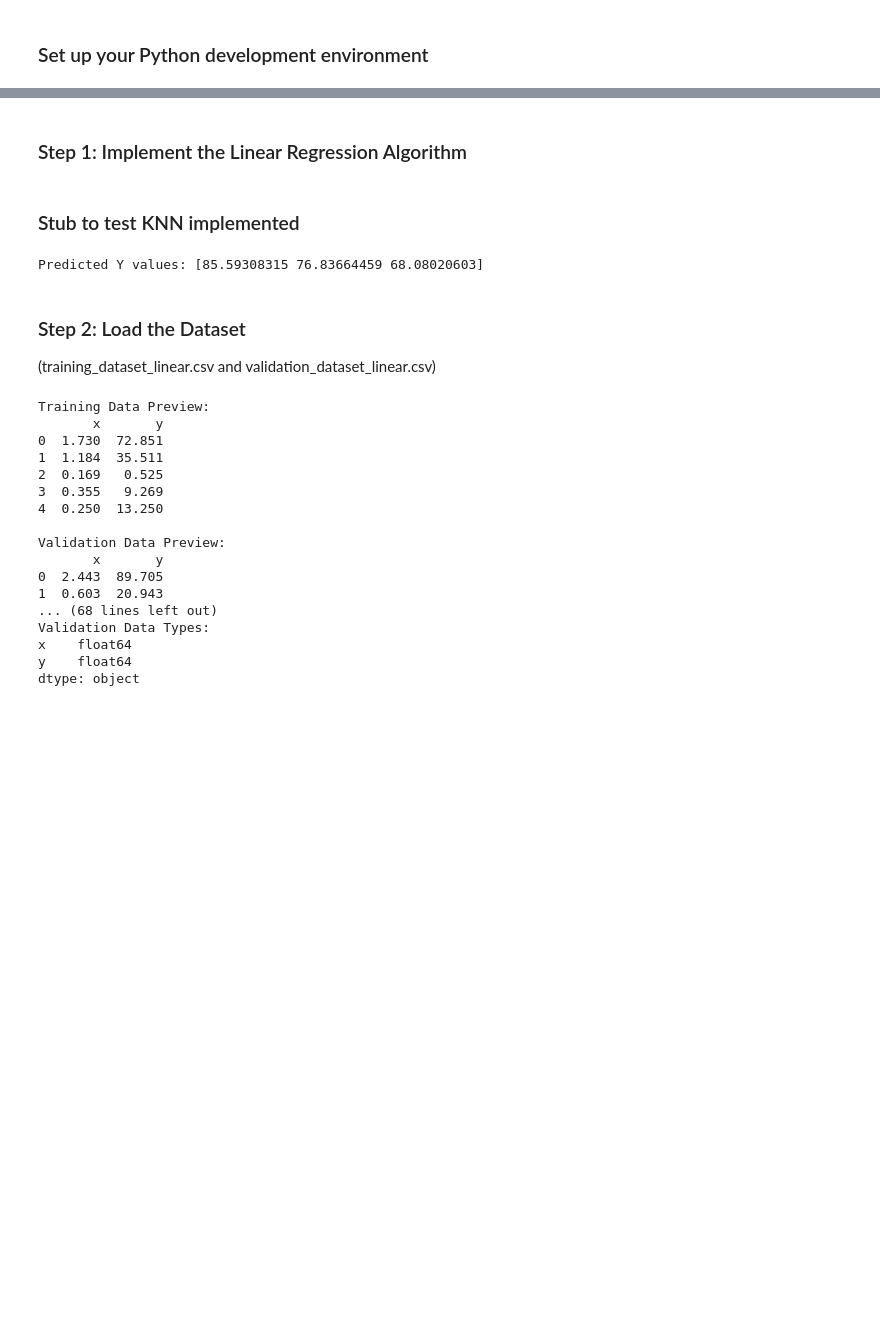
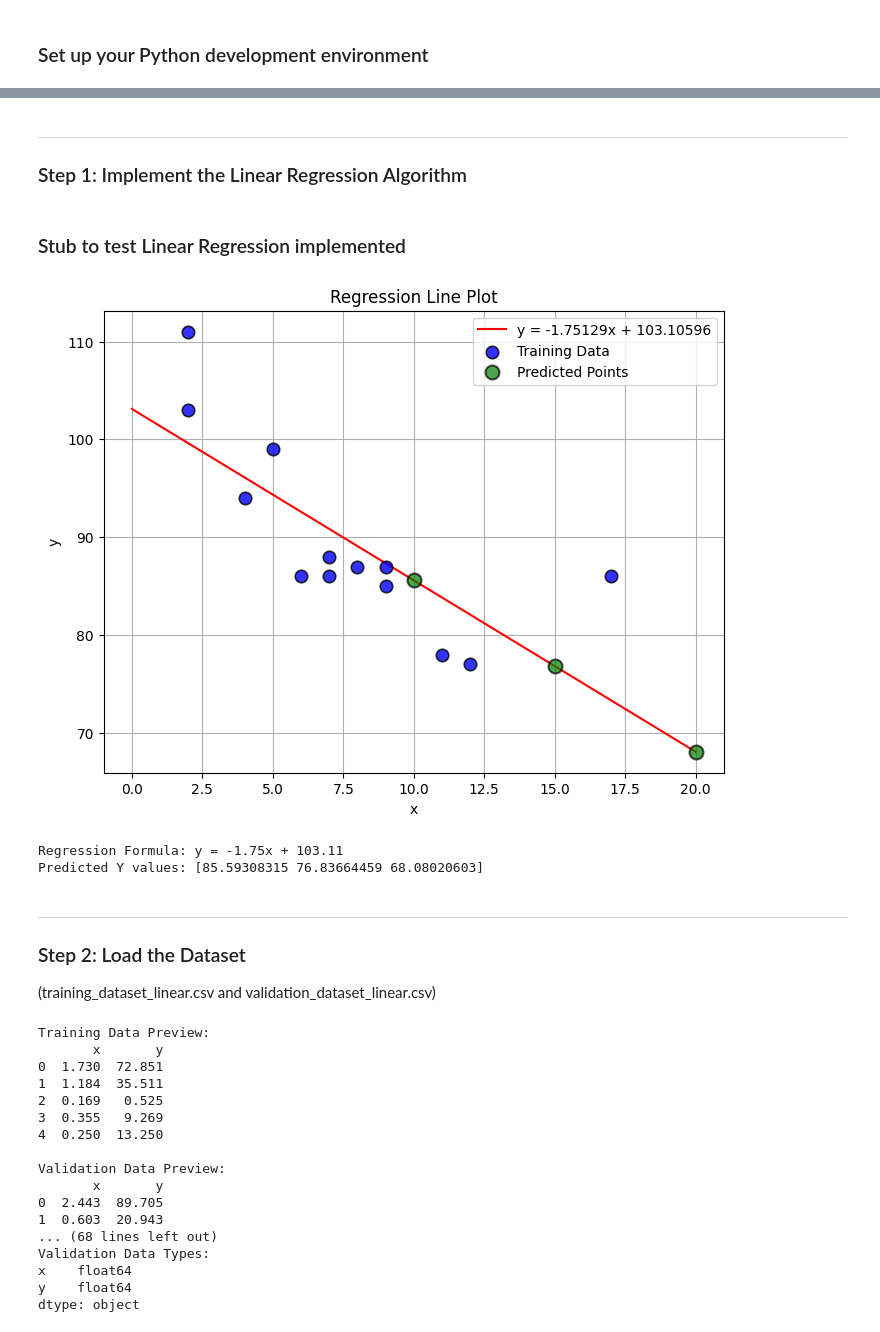
Before and after one commit to NolanMM/PROG74000-25W-Sec1-Applications-of-Artificial-Intelligence-and-Machine-Learning, a Jupyter notebook: Assignment_2/Assignment_2.ipynb, the cells around one changed output, grey strips where cells are left out. Saved outputs shown, nothing was run; the diff lists cells and outputs as text; code cells hidden in the pictures; blank space fills up the shorter version.

```diff
--- a/Assignment_2/Assignment_2.ipynb
+++ b/Assignment_2/Assignment_2.ipynb
@@ -82,3 +85,5 @@ from scipy.stats import randint
 # %% [markdown]
+---
+
 ### Step 1: Implement the Linear Regression Algorithm
 # %%
@@ -134,23 +177,32 @@ class LinearRegression:
 # %% [markdown]
-### Stub to test KNN implemented
+### Stub to test Linear Regression implemented
 # %%
-# Training data (features and target values)
-TrainX = [5, 7, 8, 7, 2, 17, 2, 9, 4, 11, 12, 9, 6]  # Training X values
-TrainY = [99, 86, 87, 88, 111, 86, 103, 87, 94, 78, 77, 85, 86]  # Training Y values
+# Training data
+TrainX = [5, 7, 8, 7, 2, 17, 2, 9, 4, 11, 12, 9, 6]
+TrainY = [99, 86, 87, 88, 111, 86, 103, 87, 94, 78, 77, 85, 86]
 
 # Test data
-test_x = [10, 15, 20]  # Test X values
+test_x = [10, 15, 20]
 
 # Initialize and train the model
-model = LinearRegression()
+model = Linear_Regression()
 model.fit(TrainX, TrainY)
 
 # Make predictions
 predictions = model.predict(test_x)
+
+# Plot regression line with predictions
+model.plot_regression_line(x_max=20, predictions=predictions, labels=test_x, train_x=TrainX, train_y=TrainY)
+
+print("Regression Formula:", model._display_formula())
 print("Predicted Y values:", predictions)
 # %% [output]
+[figure, added]
+Regression Formula: y = -1.75x + 103.11
 Predicted Y values: [85.59308315 76.83664459 68.08020603]
 # %% [markdown]
+---
+
 ### Step 2: Load the Dataset
 (training_dataset_linear.csv and validation_dataset_linear.csv)
 # %%
```
Also changed, not shown: parts of 31 cells of this notebook.
